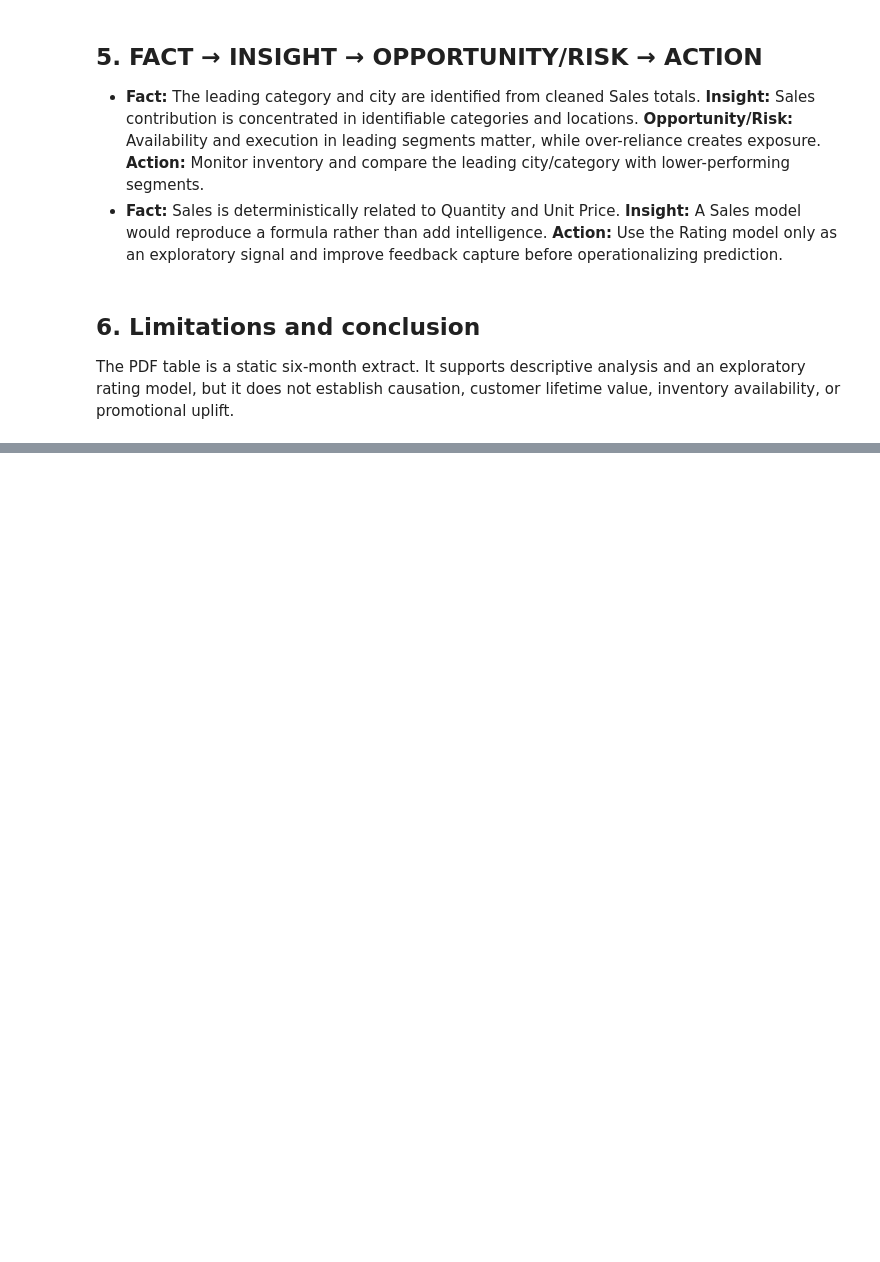
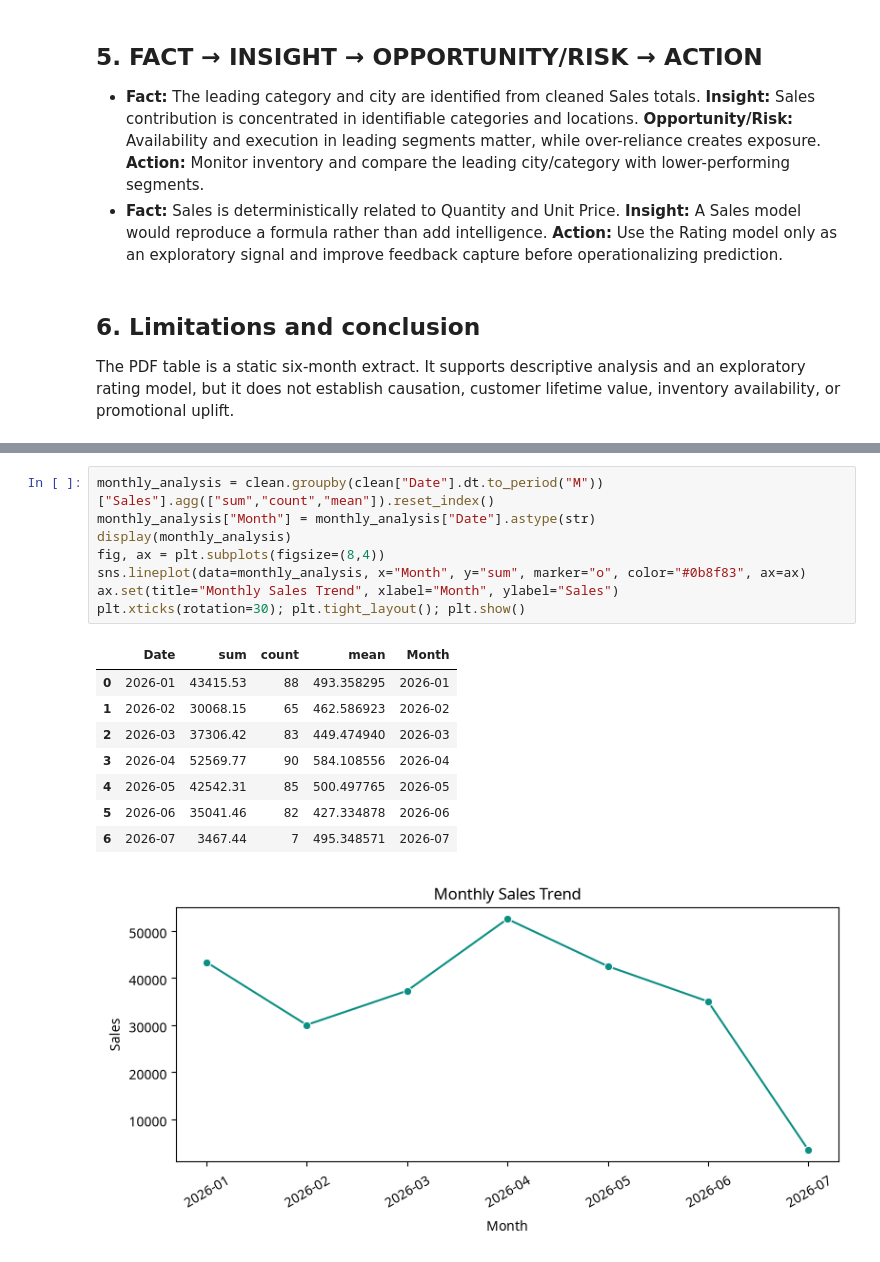
Before and after one commit to Chandhra103/SuperMarketDataAnalytics, a Jupyter notebook: SuperMarketDataAnalytics.ipynb, the cells around one changed output, grey strips where cells are left out. Saved outputs shown, nothing was run; the diff lists cells and outputs as text; blank space fills up the shorter version.

Commit message:
Expand internship submission documentation and analysis

```diff
--- a/SuperMarketDataAnalytics.ipynb
+++ b/SuperMarketDataAnalytics.ipynb
@@ -173,0 +268,18 @@ The PDF table is a static six-month extract. It supports descriptive analysis an
+# %%
+monthly_analysis = clean.groupby(clean["Date"].dt.to_period("M"))["Sales"].agg(["sum","count","mean"]).reset_index()
+monthly_analysis["Month"] = monthly_analysis["Date"].astype(str)
+display(monthly_analysis)
+fig, ax = plt.subplots(figsize=(8,4))
+sns.lineplot(data=monthly_analysis, x="Month", y="sum", marker="o", color="#0b8f83", ax=ax)
+ax.set(title="Monthly Sales Trend", xlabel="Month", ylabel="Sales")
+plt.xticks(rotation=30); plt.tight_layout(); plt.show()
+# %% [output]
+|  | Date | sum | count | mean | Month |
+| 0 | 2026-01 | 43415.53 | 88 | 493.358295 | 2026-01 |
+| 1 | 2026-02 | 30068.15 | 65 | 462.586923 | 2026-02 |
+| 2 | 2026-03 | 37306.42 | 83 | 449.474940 | 2026-03 |
+| 3 | 2026-04 | 52569.77 | 90 | 584.108556 | 2026-04 |
+| 4 | 2026-05 | 42542.31 | 85 | 500.497765 | 2026-05 |
+| 5 | 2026-06 | 35041.46 | 82 | 427.334878 | 2026-06 |
+| 6 | 2026-07 | 3467.44 | 7 | 495.348571 | 2026-07 |
+[figure, added]
```
Also changed, not shown: parts of 11 cells of this notebook, 3 other files.
